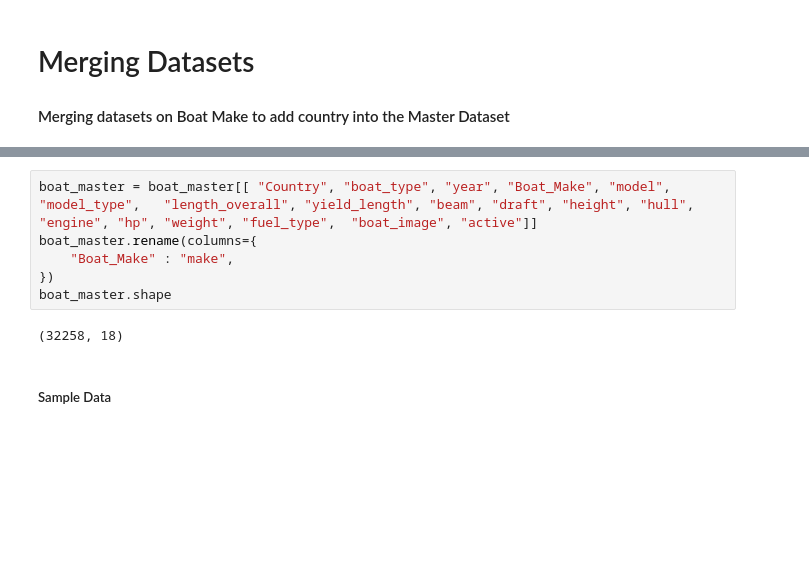
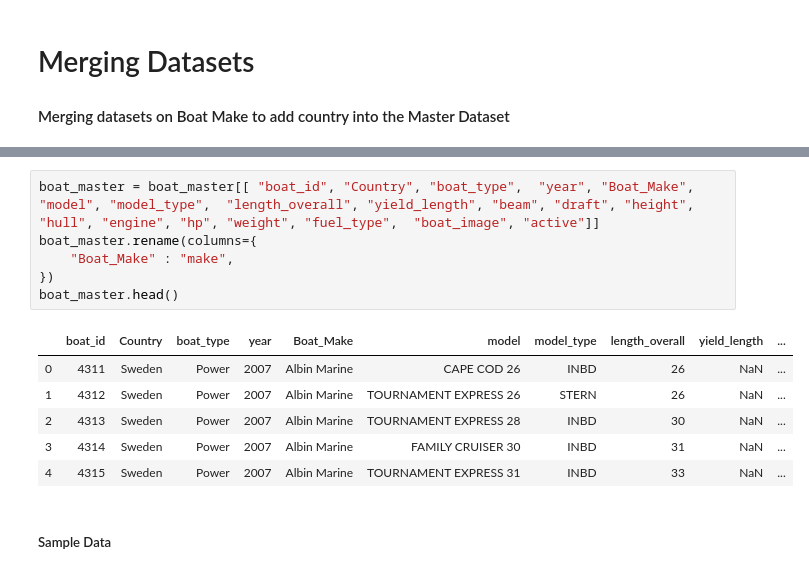
Before and after one commit to abejones26/downtown_docks, a Jupyter notebook: boat_master.ipynb, the cells around one changed output, grey strips where cells are left out. Cells and saved outputs as stored; diff of their text form; blank space fills up the shorter version.

```diff
--- a/boat_master.ipynb
+++ b/boat_master.ipynb
@@ -115,11 +124,16 @@ boat_master.shape
 # %%
-boat_master = boat_master[[ "Country", "boat_type",	"year", "Boat_Make", "model", "model_type",	"length_overall", "yield_length", "beam", "draft", "height", "hull", "engine", "hp", "weight", "fuel_type",	"boat_image", "active"]]
+boat_master = boat_master[[ "boat_id", "Country", "boat_type",	"year", "Boat_Make", "model", "model_type",	"length_overall", "yield_length", "beam", "draft", "height", "hull", "engine", "hp", "weight", "fuel_type",	"boat_image", "active"]]
 boat_master.rename(columns={
     "Boat_Make"	: "make",
 })
-boat_master.shape
+boat_master.head()
 # %% [output]
-(32258, 18)
+|  | boat_id | Country | boat_type | year | Boat_Make | model | model_type | length_overall | yield_length | ... |
+| 0 | 4311 | Sweden | Power | 2007 | Albin Marine | CAPE COD 26 | INBD | 26 | NaN | ... |
+| 1 | 4312 | Sweden | Power | 2007 | Albin Marine | TOURNAMENT EXPRESS 26 | STERN | 26 | NaN | ... |
+| 2 | 4313 | Sweden | Power | 2007 | Albin Marine | TOURNAMENT EXPRESS 28 | INBD | 30 | NaN | ... |
+| 3 | 4314 | Sweden | Power | 2007 | Albin Marine | FAMILY CRUISER 30 | INBD | 31 | NaN | ... |
+| 4 | 4315 | Sweden | Power | 2007 | Albin Marine | TOURNAMENT EXPRESS 31 | INBD | 33 | NaN | ... |
 # %% [markdown]
 ##### Sample Data
 # %%
```
Also changed, not shown: parts of 5 cells of this notebook, 44 other files.
